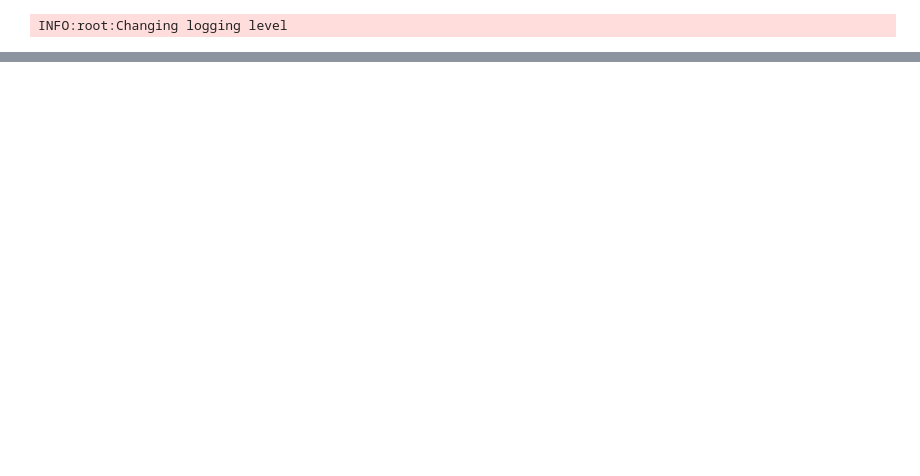
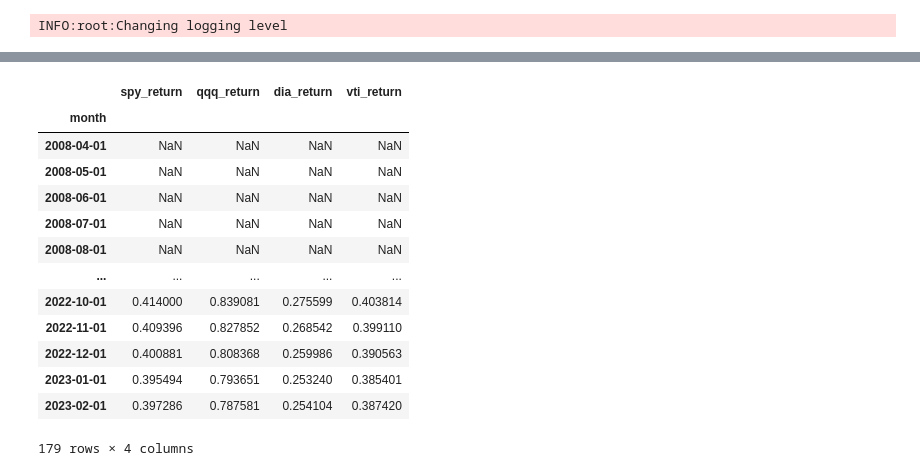
Before and after one commit to pablovera-ML/stocks, a Jupyter notebook: portfolio_selection.ipynb, the cells around one changed output, grey strips where cells are left out. Drawn from its saved outputs; the diff is of its cells as text; code cells hidden in the pictures; blank space fills up the shorter version.

```diff
--- a/portfolio_selection.ipynb
+++ b/portfolio_selection.ipynb
@@ -90,0 +221,2 @@ with engine.connect() as connection:
+# %%
+excess_return = annualized_returns.apply(lambda x: x-risk_free_return, axis=0)
@@ -90,0 +247,17 @@ with engine.connect() as connection:
+# %%
+excess_return.apply(lambda x: np.log(x+1)).rolling(periods).mean().apply(lambda x: np.exp(x)-1)
+# %% [output]
+|  | spy_return | qqq_return | dia_return | vti_return |
+| month |  |  |  |  |
+| 2008-04-01 | NaN | NaN | NaN | NaN |
+| 2008-05-01 | NaN | NaN | NaN | NaN |
+| 2008-06-01 | NaN | NaN | NaN | NaN |
+| 2008-07-01 | NaN | NaN | NaN | NaN |
+| 2008-08-01 | NaN | NaN | NaN | NaN |
+| ... | ... | ... | ... | ... |
+| 2022-10-01 | 0.414000 | 0.839081 | 0.275599 | 0.403814 |
+| 2022-11-01 | 0.409396 | 0.827852 | 0.268542 | 0.399110 |
+| 2022-12-01 | 0.400881 | 0.808368 | 0.259986 | 0.390563 |
+| 2023-01-01 | 0.395494 | 0.793651 | 0.253240 | 0.385401 |
+| 2023-02-01 | 0.397286 | 0.787581 | 0.254104 | 0.387420 |
+179 rows × 4 columns
```
Also changed, not shown: parts of 22 cells of this notebook.
